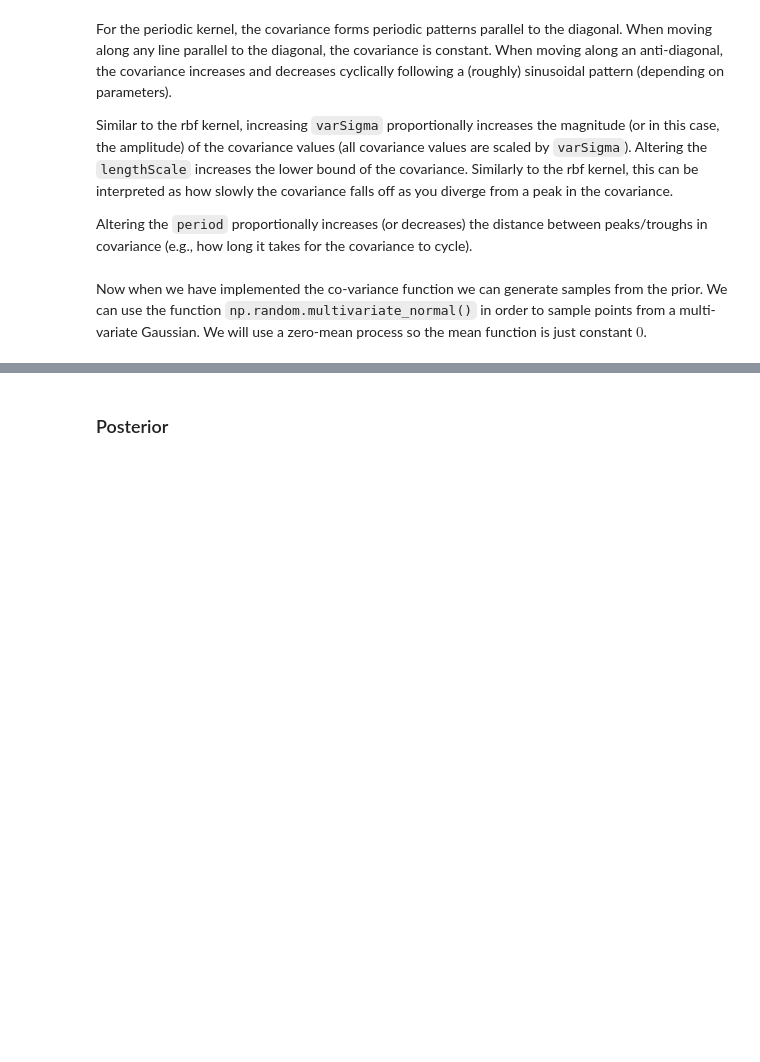
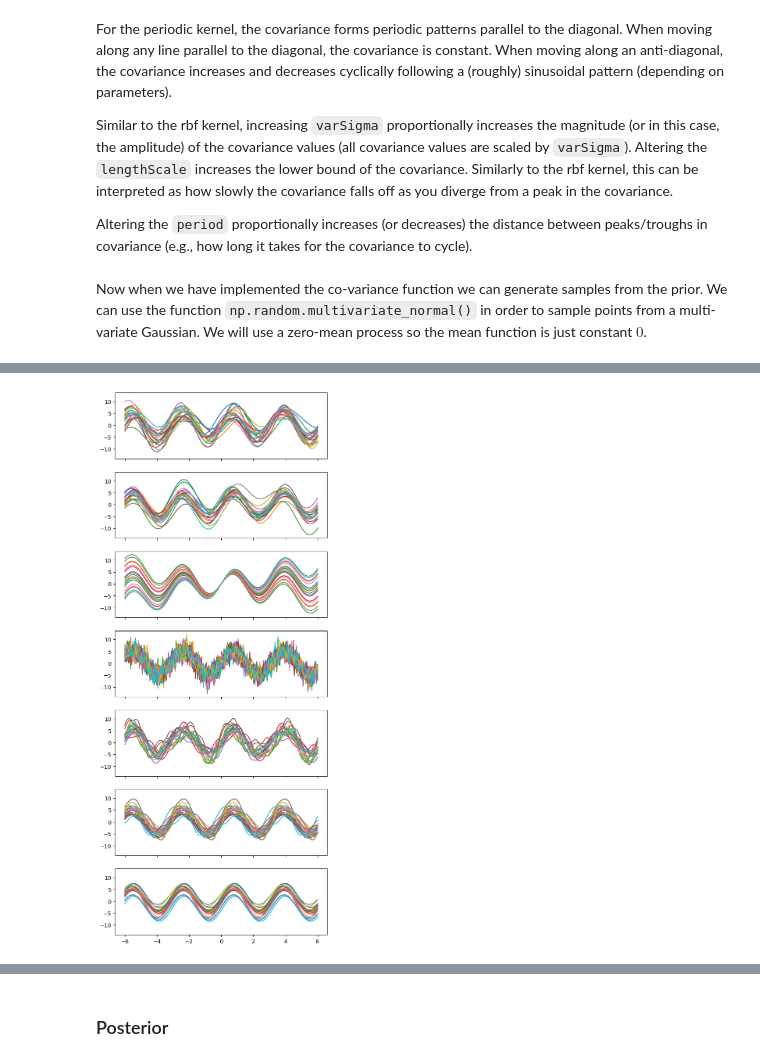
Before and after one commit to nyoma-diamond/L48_Assignments, a Jupyter notebook: gaussianprocess-notebook.ipynb, the cells around one changed output, grey strips where cells are left out. Saved outputs shown, nothing was run; the diff lists cells and outputs as text; code cells hidden in the pictures; blank space fills up the shorter version.

```diff
--- a/gaussianprocess-notebook.ipynb
+++ b/gaussianprocess-notebook.ipynb
@@ -298,0 +376,36 @@ plt.show()
+# %%
+mu = 5*np.sin(2*x)
+
+_, axs = plt.subplots(7,1, sharex=True, sharey=True, figsize=(7,18))
+
+K = rbf_kernel(x,x,5,1)
+f = np.random.multivariate_normal(mu.flatten(), K, 20)
+axs[0].plot(x, f.T)
+
+K = rbf_kernel(x,x,5,np.pi)
+f = np.random.multivariate_normal(mu.flatten(), K, 20)
+axs[1].plot(x, f.T)
+
+K = lin_kernel(x,None,1)
+f = np.random.multivariate_normal(mu.flatten(), K, 20)
+axs[2].plot(x, f.T)
+
+K = white_kernel(x,None,5)
+f = np.random.multivariate_normal(mu.flatten(), K, 20)
+axs[3].plot(x, f.T)
+
+K = periodic_kernel(x,x,5,2,1)
+f = np.random.multivariate_normal(mu.flatten(), K, 20)
+axs[4].plot(x, f.T)
+
+K = periodic_kernel(x,x,3,np.pi,1)
+f = np.random.multivariate_normal(mu.flatten(), K, 20)
+axs[5].plot(x, f.T)
+
+K = periodic_kernel(x,x,3,np.pi,np.pi)
+f = np.random.multivariate_normal(mu.flatten(), K, 20)
+axs[6].plot(x, f.T)
+
+plt.show()
+# %% [output]
+[figure, added]
```
Also changed, not shown: parts of 15 cells of this notebook.
